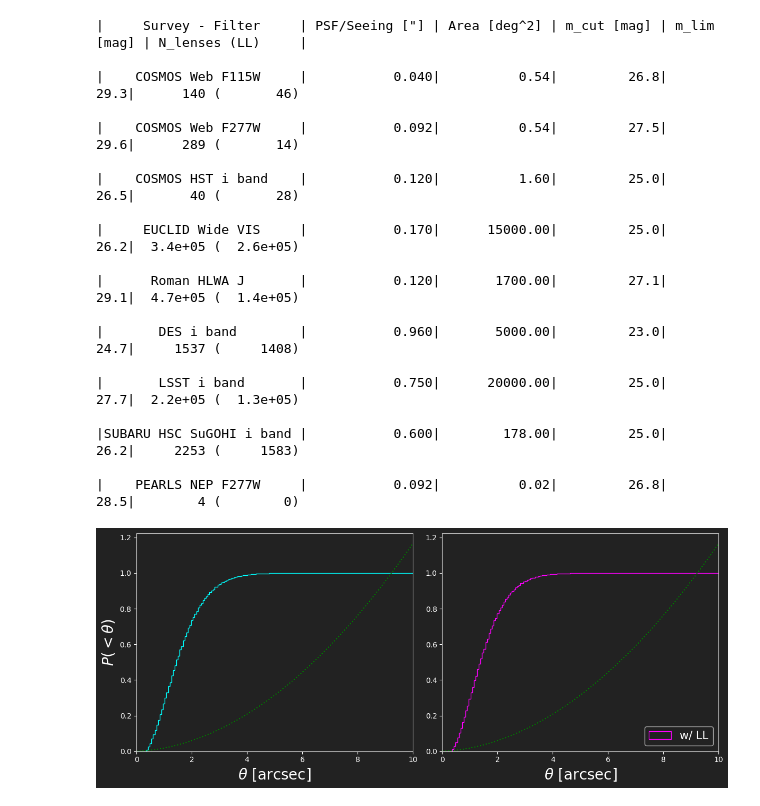
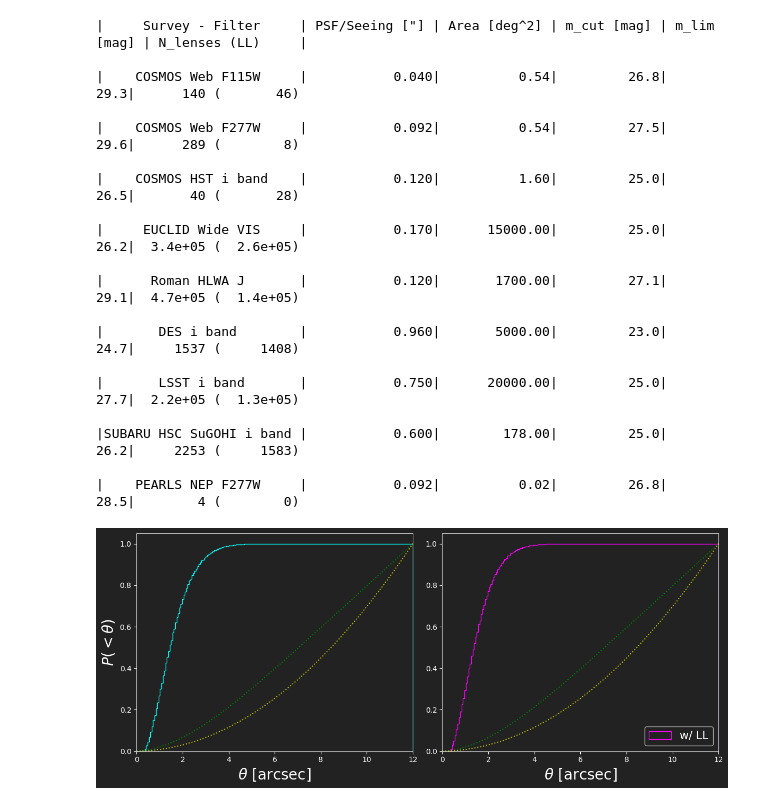
Before and after one commit to Ferr013/GALESS, a Jupyter notebook: examples/basic_example.ipynb, the cells around one changed output. Drawn from its saved outputs; the diff is of its cells as text; code cells hidden in the pictures.

```diff
--- a/examples/basic_example.ipynb
+++ b/examples/basic_example.ipynb
@@ -23,7 +24,7 @@ surveys_titles = ['COSMOS Web F115W', 'COSMOS Web F277W', 'COSMOS HST i band',
 'EUCLID Wide VIS', 'Roman HLWA J', 'DES i band', 'LSST i band',
 'SUBARU HSC SuGOHI i band', 'PEARLS NEP F277W']
 
-for title in ['EUCLID Wide VIS']:#surveys_titles:
+for title in ['COSMOS Web F277W']:#surveys_titles:
      survey_params = utils.read_survey_params(title, VERBOSE = 0)
 
      limit    = survey_params['limit']
@@ -60,6 +61,6 @@ for title in ['EUCLID Wide VIS']:#surveys_titles:
      plt.subplots_adjust(wspace=.15, hspace=.2)
      lens_plot.plot_z_sigma_distributions(fig, ax, title, zl_array, zs_array, sigma_array,
                                    Theta_E_LL, matrix_LL, Theta_E_noLL, matrix_noLL,
-                                   PLOT_FOR_KEYNOTE = _PLOT_FOR_KEYNOTE, LOG = 1, SMOOTH = 1, SAVE = 0)
+                                   PLOT_FOR_KEYNOTE = _PLOT_FOR_KEYNOTE, LOG = 0, SMOOTH = 1, SAVE = 0)
      plt.show()
 # %% [output]
@@ -80,7 +82,7 @@ utils.print_summary_surveys(surveys_titles)
 
 |    COSMOS Web F115W     |           0.040|          0.54|         26.8|         29.3|      140 (       46)
 
-|    COSMOS Web F277W     |           0.092|          0.54|         27.5|         29.6|      289 (       14)
+|    COSMOS Web F277W     |           0.092|          0.54|         27.5|         29.6|      289 (        8)
 
 |    COSMOS HST i band    |           0.120|          1.60|         25.0|         26.5|       40 (       28)
 
@@ -96,6 +98,6 @@ utils.print_summary_surveys(surveys_titles)
 
 |    PEARLS NEP F277W     |           0.092|          0.02|         26.8|         28.5|        4 (        0)
 # %%
-lens_plot.plot_angular_separation('EUCLID Wide VIS', zs_array, SPLIT_REDSHIFTS = 0, RANDOM_FIELD = 1, PLOT_ACF = 1)
+lens_plot.plot_angular_separation('EUCLID Wide VIS', zs_array, SPLIT_REDSHIFTS = 0, PLOT_ACF = 1 )
 # %% [output]
-[figure, old version]
+[figure, new version]
```
Also changed, not shown: parts of 3 cells of this notebook, 5 other files.
